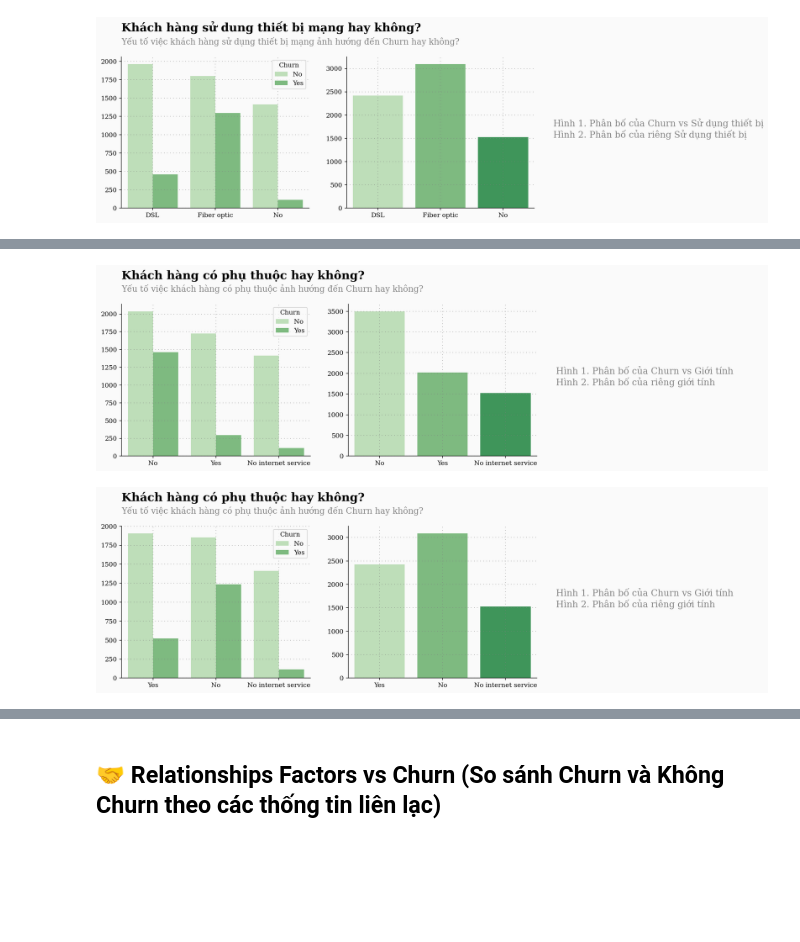
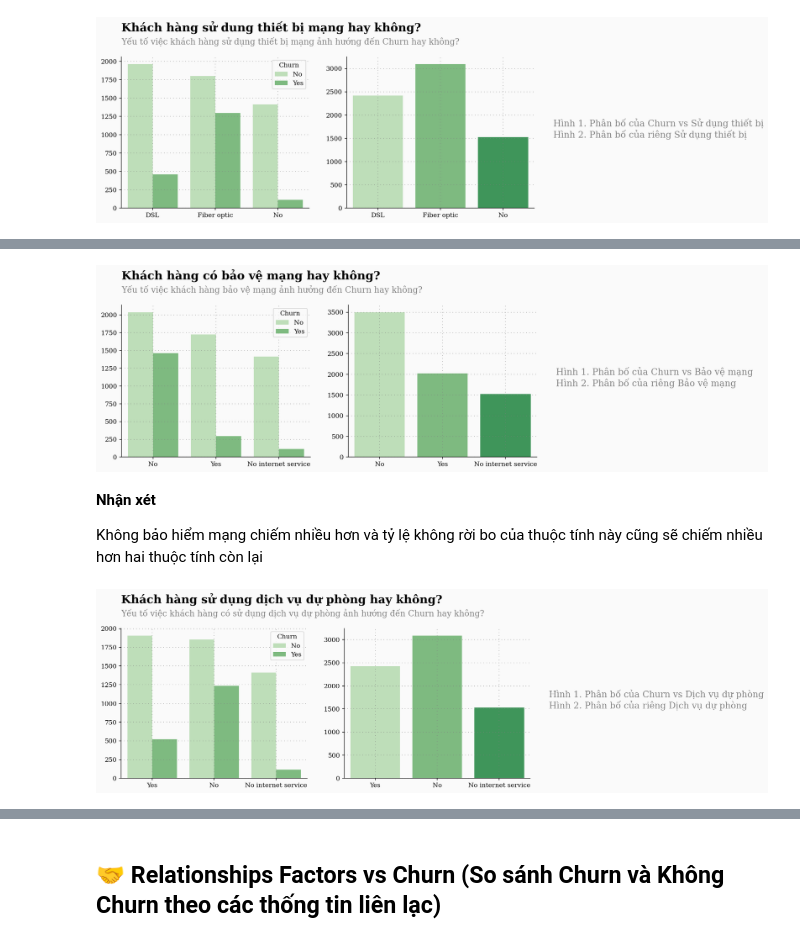
Before and after one commit to TienNguyen0712/customer-churn-data-mining, a Jupyter notebook: notebooks/02_eda.ipynb, the cells around one changed output, grey strips where cells are left out. Drawn from its saved outputs; the diff is of its cells as text; code cells hidden in the pictures; blank space fills up the shorter version.

```diff
--- a/notebooks/02_eda.ipynb
+++ b/notebooks/02_eda.ipynb
@@ -444,8 +452,8 @@ Xstart, Xend = ax0.get_xlim()
 Ystart, Yend = ax0.get_ylim()
 
 ax0.set_ylim([0,Yend])
-ax0.text(Xstart,Yend+(Yend*0.15), "Khách hàng có phụ thuộc hay không?", fontsize=18, ha="left", va="bottom", weight="bold")
-ax0.text(Xstart,Yend+(Yend*0.13), "Yếu tố việc khách hàng có phụ thuộc ảnh hướng đến Churn hay không?", color="gray",
+ax0.text(Xstart,Yend+(Yend*0.15), "Khách hàng có bảo vệ mạng hay không?", fontsize=18, ha="left", va="bottom", weight="bold")
+ax0.text(Xstart,Yend+(Yend*0.13), "Yếu tố việc khách hàng bảo vệ mạng ảnh hưởng đến Churn hay không?", color="gray",
 fontsize=13, ha="left", va="top")
 
 ax0.set_xlabel("")
@@ -461,13 +469,17 @@ ax1.grid(color='gray', linestyle=':', axis='y', zorder=0,  dashes=(1,5))
 
 ax2.axis('off')  # Ẩn trục
 ax2.text(-0.1, 0.4,
-             "Hình 1. Phân bố của Churn vs Giới tính\n"
-             "Hình 2. Phân bố của riêng giới tính\n",
+             "Hình 1. Phân bố của Churn vs Bảo vệ mạng\n"
+             "Hình 2. Phân bố của riêng Bảo vệ mạng\n",
              fontsize=14,  color="gray")
 
 plt.show()
 # %% [output]
-[figure, old version]
+[figure, new version]
+# %% [markdown]
+**Nhận xét**
+
+Không bảo hiểm mạng chiếm nhiều hơn và tỷ lệ không rời bo của thuộc tính này cũng sẽ chiếm nhiều hơn hai thuộc tính còn lại
 # %%
 telco_socials = telco[socials]
 
@@ -486,35 +498,35 @@ for s in ["right", "top"]:
 
 
 sns.countplot(ax=ax1, x=telco_socials['OnlineBackup'], palette=palette)
 sns.countplot(ax=ax0, x=telco_socials['OnlineBackup'], hue=telco['Churn'], palette=palette)
 
 
 
 Xstart, Xend = ax0.get_xlim()
 Ystart, Yend = ax0.get_ylim()
 
 ax0.set_ylim([0,Yend])
-ax0.text(Xstart,Yend+(Yend*0.15), "Khách hàng có phụ thuộc hay không?", fontsize=18, ha="left", va="bottom", weight="bold")
-ax0.text(Xstart,Yend+(Yend*0.13), "Yếu tố việc khách hàng có phụ thuộc ảnh hướng đến Churn hay không?", color="gray",
+ax0.text(Xstart,Yend+(Yend*0.15), "Khách hàng sử dụng dịch vụ dự phòng hay không?", fontsize=18, ha="left", va="bottom", weight="bold")
+ax0.text(Xstart,Yend+(Yend*0.13), "Yếu tố việc khách hàng có sử dụng dịch vụ dự phòng ảnh hướng đến Churn hay không?", color="gray",
 fontsize=13, ha="left", va="top")
 
 ax0.set_xlabel("")
 ax0.set_ylabel("")
 ax1.set_xlabel("")
 ax1.set_ylabel("")
 
 ax0.grid(which='major', axis='x', zorder=0, color='gray', linestyle=':', dashes=(1,5))
 ax0.grid(color='gray', linestyle=':', axis='y', zorder=0,  dashes=(1,5))
 ax1.grid(which='major', axis='x', zorder=0, color='gray', linestyle=':', dashes=(1,5))
 ax1.grid(color='gray', linestyle=':', axis='y', zorder=0,  dashes=(1,5))
 
 
 ax2.axis('off')  # Ẩn trục
 ax2.text(-0.1, 0.4,
-             "Hình 1. Phân bố của Churn vs Giới tính\n"
-             "Hình 2. Phân bố của riêng giới tính\n",
+             "Hình 1. Phân bố của Churn vs Dịch vụ dự phòng\n"
+             "Hình 2. Phân bố của riêng Dịch vụ dự phòng\n",
              fontsize=14,  color="gray")
 
 plt.show()
 # %% [output]
-[figure, old version]
+[figure, new version]
```
Also changed, not shown: parts of 8 cells of this notebook.
